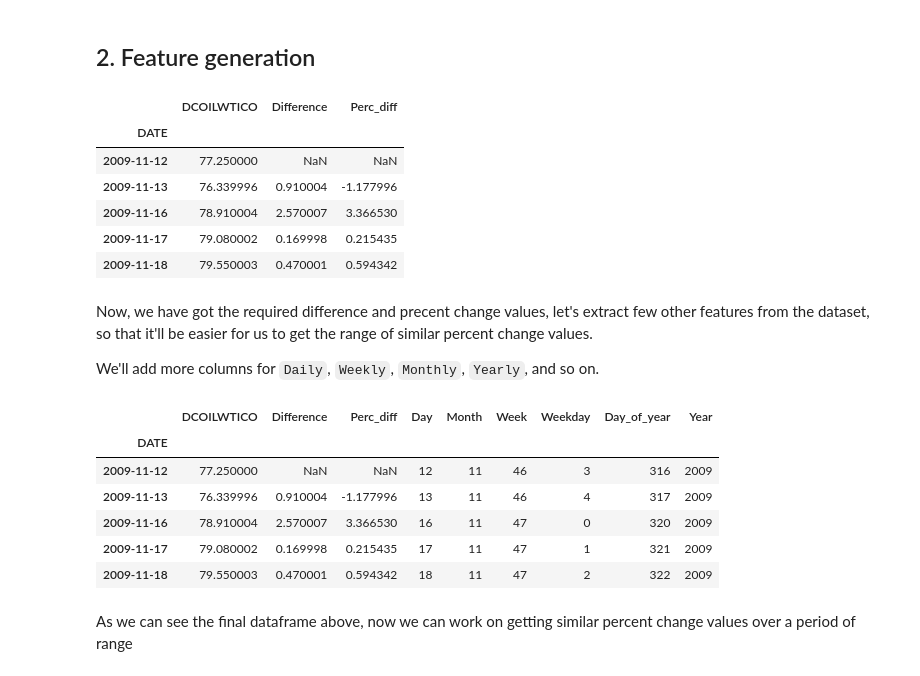
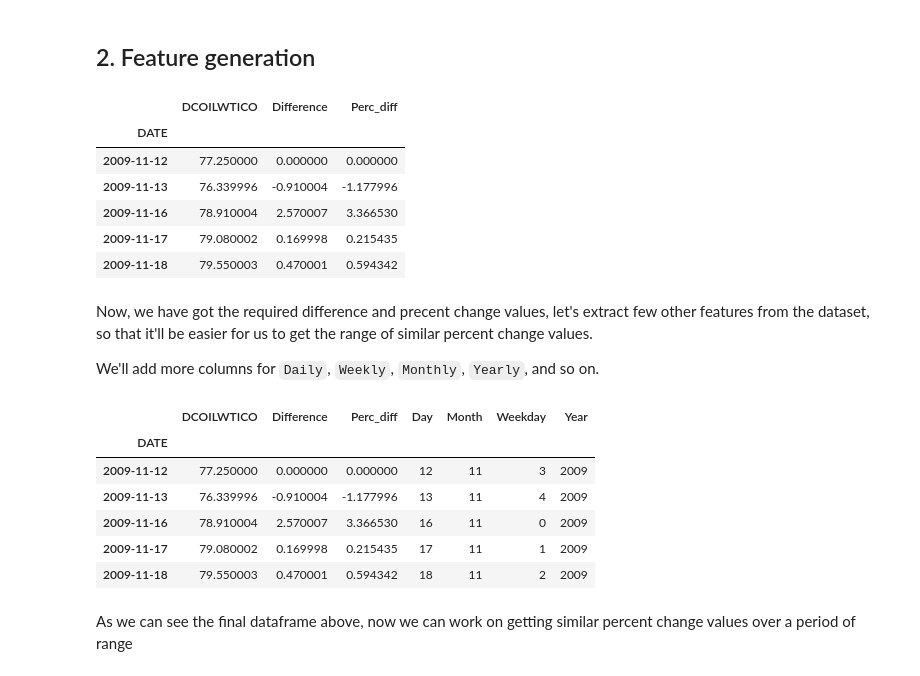
Before and after one commit to omkarudawant/Oil-Price-Analysis, a Jupyter notebook: Analysis.ipynb, the cells around one changed output. Drawn from its saved outputs; the diff is of its cells as text; code cells hidden in the pictures.

```diff
--- a/Analysis.ipynb
+++ b/Analysis.ipynb
@@ -70,14 +70,15 @@ As per the requirements, we need to find the difference between consecuative pri
 # %% [markdown]
 ## 2. Feature generation
 # %%
-df['Difference'] = abs(df['DCOILWTICO'].diff(periods=1))
+df['Difference'] = df['DCOILWTICO'].diff(periods=1)
 df['Perc_diff'] = df['DCOILWTICO'].pct_change(periods=1) * 100
+df.fillna(0, inplace=True)
 df.head()
 # %% [output]
 |  | DCOILWTICO | Difference | Perc_diff |
 | DATE |  |  |  |
-| 2009-11-12 | 77.250000 | NaN | NaN |
-| 2009-11-13 | 76.339996 | 0.910004 | -1.177996 |
+| 2009-11-12 | 77.250000 | 0.000000 | 0.000000 |
+| 2009-11-13 | 76.339996 | -0.910004 | -1.177996 |
 | 2009-11-16 | 78.910004 | 2.570007 | 3.366530 |
 | 2009-11-17 | 79.080002 | 0.169998 | 0.215435 |
 | 2009-11-18 | 79.550003 | 0.470001 | 0.594342 |
@@ -88,19 +89,17 @@ We'll add more columns for `Daily`, `Weekly`, `Monthly`, `Yearly`, and so on.
 # %%
 df['Day'] = pd.to_datetime(df.index).day
 df['Month'] = pd.to_datetime(df.index).month
-df['Week'] = pd.to_datetime(df.index).week
 df['Weekday'] = pd.to_datetime(df.index).dayofweek
-df['Day_of_year'] = pd.to_datetime(df.index).dayofyear
 df['Year'] = pd.to_datetime(df.index).year
 df.head()
 # %% [output]
-|  | DCOILWTICO | Difference | Perc_diff | Day | Month | Week | Weekday | Day_of_year | Year |
-| DATE |  |  |  |  |  |  |  |  |  |
-| 2009-11-12 | 77.250000 | NaN | NaN | 12 | 11 | 46 | 3 | 316 | 2009 |
-| 2009-11-13 | 76.339996 | 0.910004 | -1.177996 | 13 | 11 | 46 | 4 | 317 | 2009 |
-| 2009-11-16 | 78.910004 | 2.570007 | 3.366530 | 16 | 11 | 47 | 0 | 320 | 2009 |
-| 2009-11-17 | 79.080002 | 0.169998 | 0.215435 | 17 | 11 | 47 | 1 | 321 | 2009 |
-| 2009-11-18 | 79.550003 | 0.470001 | 0.594342 | 18 | 11 | 47 | 2 | 322 | 2009 |
+|  | DCOILWTICO | Difference | Perc_diff | Day | Month | Weekday | Year |
+| DATE |  |  |  |  |  |  |  |
+| 2009-11-12 | 77.250000 | 0.000000 | 0.000000 | 12 | 11 | 3 | 2009 |
+| 2009-11-13 | 76.339996 | -0.910004 | -1.177996 | 13 | 11 | 4 | 2009 |
+| 2009-11-16 | 78.910004 | 2.570007 | 3.366530 | 16 | 11 | 0 | 2009 |
+| 2009-11-17 | 79.080002 | 0.169998 | 0.215435 | 17 | 11 | 1 | 2009 |
+| 2009-11-18 | 79.550003 | 0.470001 | 0.594342 | 18 | 11 | 2 | 2009 |
 # %% [markdown]
 As we can see the final dataframe above, now we can work on getting similar percent change values over a period of range
 # %% [markdown]
```
Also changed, not shown: parts of 1 cell of this notebook.
